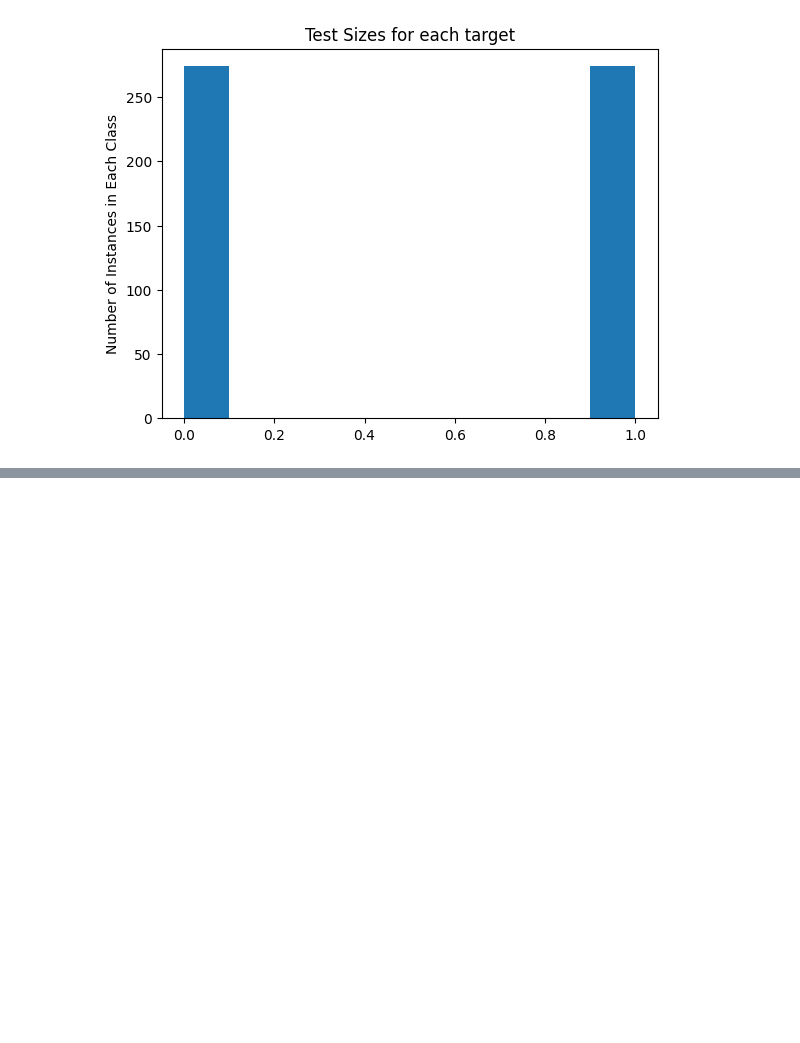
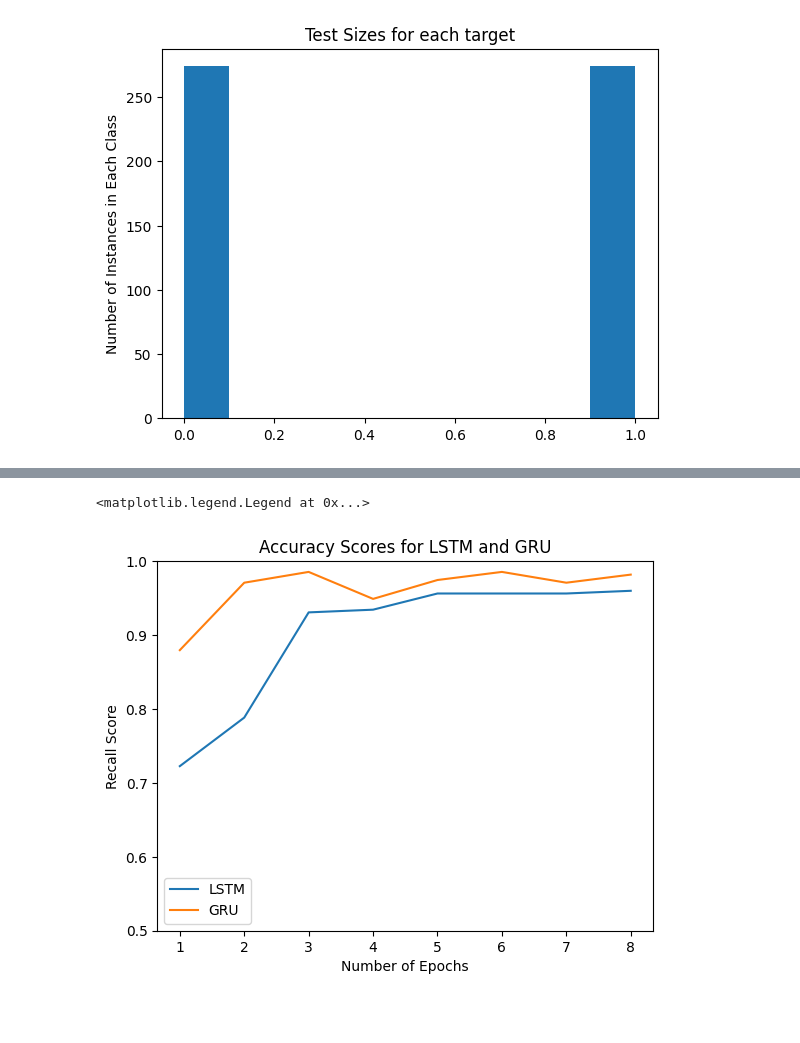
Before and after one commit to ataersoySMU/Lab-Assignment-Seven-Recurrent-Network-Architectures, a Jupyter notebook: lab 7.ipynb, the cells around one changed output, grey strips where cells are left out. Drawn from its saved outputs; the diff is of its cells as text; code cells hidden in the pictures; blank space fills up the shorter version.

```diff
--- a/lab 7.ipynb
+++ b/lab 7.ipynb
@@ -275,7 +296,7 @@ gru_model = Model(inputs=input_holder,outputs=x)
 #     decay_steps=10000,
 #     decay_rate=0.95)
 
-opt = Adam(lr=0.0001, epsilon=0.00005, clipnorm=1.0)
+opt = Adam(learning_rate=0.0001, epsilon=0.00005, clipnorm=1.0)
 
 simple_rnn_model.compile(loss='binary_crossentropy',
               optimizer= opt,
@@ -313,8 +336,7 @@ None
 # %%
 # takes about 2 hours to run
 #simple_rnn_model.fit(X_train, y_train, epochs=3, batch_size=64, validation_data=(X_test, y_test))
-with tf.device("/cpu:0"):
-    history_lstm=lstm_model.fit(X_train, y_train_ohe, epochs=8, batch_size=32, validation_data=(X_test, y_test_ohe))
+history_lstm=lstm_model.fit(X_train, y_train_ohe, epochs=8, batch_size=32, validation_data=(X_test, y_test_ohe))
 #gru_model.fit(X_train, y_train, epochs=3, batch_size=64, validation_data=(X_test, y_test))
 # %% [output]
 Epoch 1/8
@@ -323,3 +358,2 @@ Epoch 1/8
 # %%
-with tf.device("/cpu:0"):
-    history_gru=gru_model.fit(X_train, y_train_ohe, epochs=8, batch_size=32, validation_data=(X_test, y_test_ohe))
+history_gru=gru_model.fit(X_train, y_train_ohe, epochs=8, batch_size=32, validation_data=(X_test, y_test_ohe))
@@ -326,16 +377,21 @@ with tf.device("/cpu:0"):
 # %%
 import matplotlib.pyplot as plt
-gru_acc=history_gru.history['val_recall_2']
-lstm_acc=history_lstm.history['val_recall_1']
+gru_acc=history_gru.history['val_recall_5']
+lstm_acc=history_lstm.history['val_recall_4']
 epoch=[1,2,3,4,5,6,7,8]
 plt.plot(epoch,lstm_acc)
 plt.plot(epoch,gru_acc)
 plt.title('Accuracy Scores for LSTM and GRU')
 plt.ylim([0.5, 1])
 plt.ylim([0.5, 1])
 plt.ylim([0.5, 1])
 plt.xlabel('Number of Epochs')
 plt.ylabel('Recall Score')
 #new_list = range(math.floor(0, 6)
 plt.xticks([1,2,3,4,5,6,7,8])
 plt.legend(["LSTM", "GRU"])
+# %% [output]
+<matplotlib.legend.Legend at 0x...>
+[figure, added]
+# %% [markdown]
+##
```
Also changed, not shown: parts of 17 cells of this notebook.
